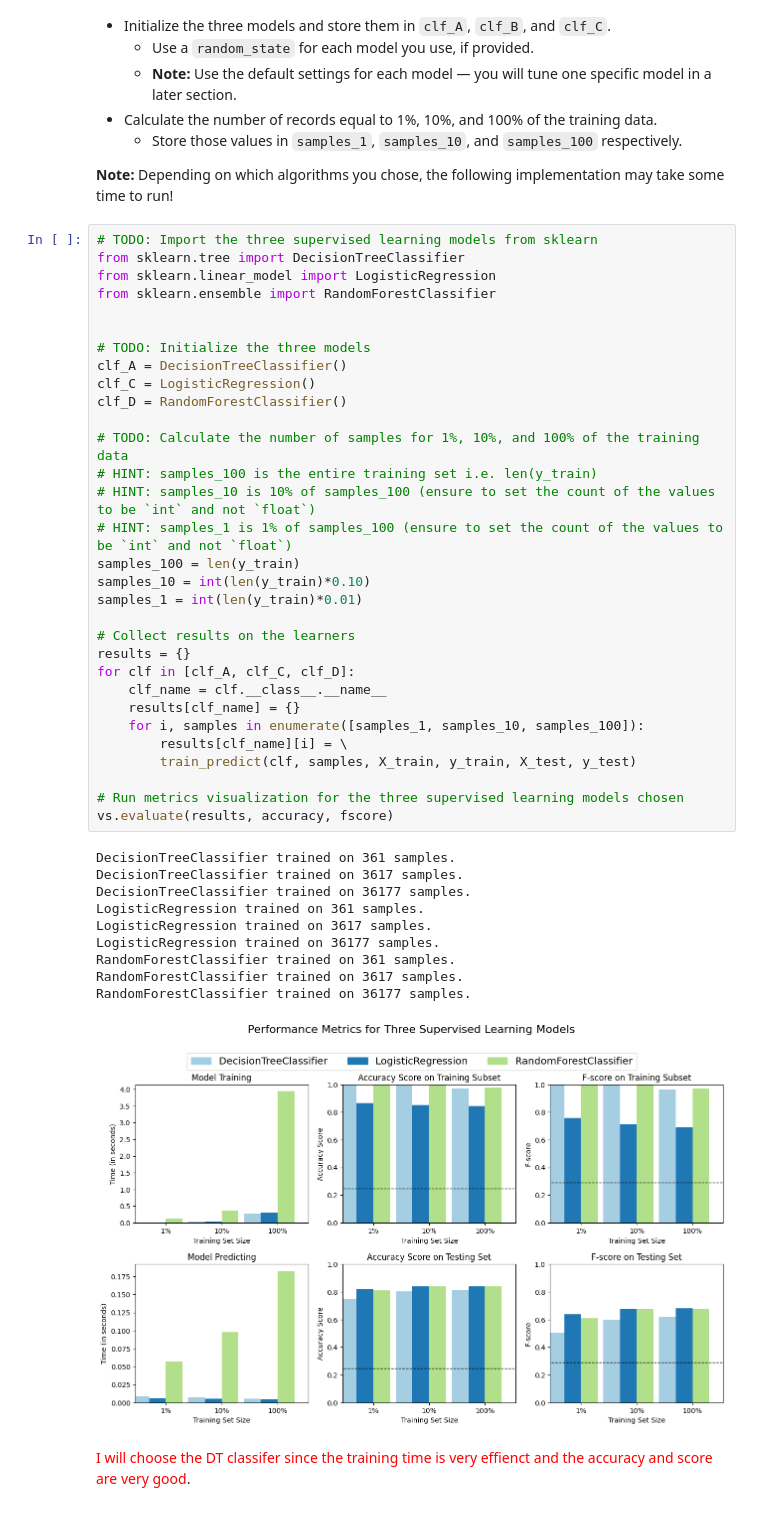
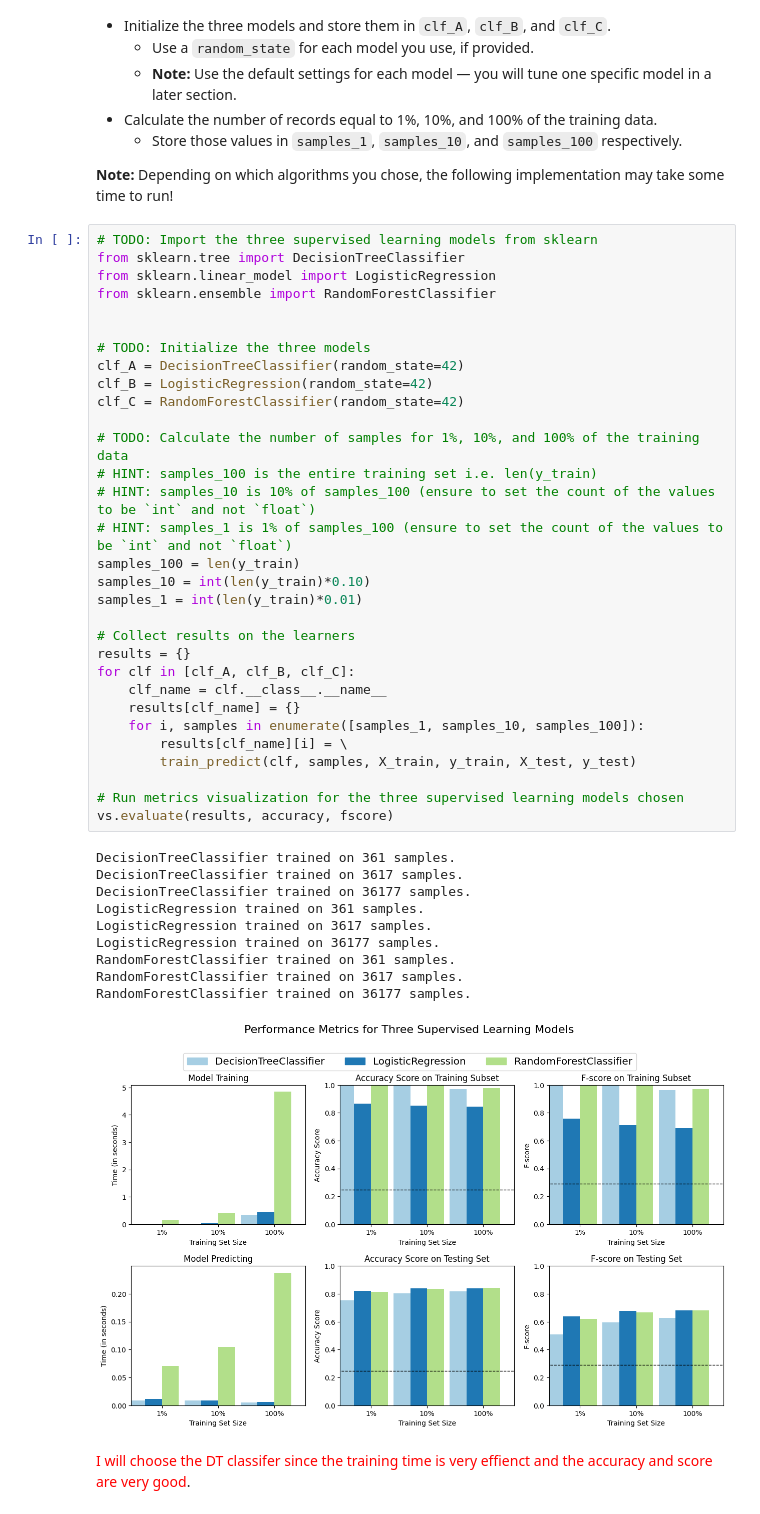
Before and after one commit to rabeeqasem/finding_donors, a Jupyter notebook: finding_donors.ipynb, the cells around one changed output. Cells and saved outputs as stored; diff of their text form.

```diff
--- a/finding_donors.ipynb
+++ b/finding_donors.ipynb
@@ -439,40 +439,40 @@ from sklearn.ensemble import RandomForestClassifier
 
 
 # TODO: Initialize the three models
-clf_A = DecisionTreeClassifier()
-clf_C = LogisticRegression()
-clf_D = RandomForestClassifier()
+clf_A = DecisionTreeClassifier(random_state=42)
+clf_B = LogisticRegression(random_state=42)
+clf_C = RandomForestClassifier(random_state=42)
 
 # TODO: Calculate the number of samples for 1%, 10%, and 100% of the training data
 # HINT: samples_100 is the entire training set i.e. len(y_train)
 # HINT: samples_10 is 10% of samples_100 (ensure to set the count of the values to be `int` and not `float`)
 # HINT: samples_1 is 1% of samples_100 (ensure to set the count of the values to be `int` and not `float`)
 samples_100 = len(y_train)
 samples_10 = int(len(y_train)*0.10)
 samples_1 = int(len(y_train)*0.01)
 
 # Collect results on the learners
 results = {}
-for clf in [clf_A, clf_C, clf_D]:
+for clf in [clf_A, clf_B, clf_C]:
     clf_name = clf.__class__.__name__
     results[clf_name] = {}
     for i, samples in enumerate([samples_1, samples_10, samples_100]):
         results[clf_name][i] = \
         train_predict(clf, samples, X_train, y_train, X_test, y_test)
 
 # Run metrics visualization for the three supervised learning models chosen
 vs.evaluate(results, accuracy, fscore)
 # %% [output]
 DecisionTreeClassifier trained on 361 samples.
 DecisionTreeClassifier trained on 3617 samples.
 DecisionTreeClassifier trained on 36177 samples.
 LogisticRegression trained on 361 samples.
 LogisticRegression trained on 3617 samples.
 LogisticRegression trained on 36177 samples.
 RandomForestClassifier trained on 361 samples.
 RandomForestClassifier trained on 3617 samples.
 RandomForestClassifier trained on 36177 samples.
-[figure, old version]
+[figure, new version]
 # %% [markdown]
 <span style="color:red">I will choose the DT classifer since the training time is very effienct and the accuracy and score are very good</span>.
 # %% [markdown]
```
Also changed, not shown: parts of 5 cells of this notebook, 8 other files.
